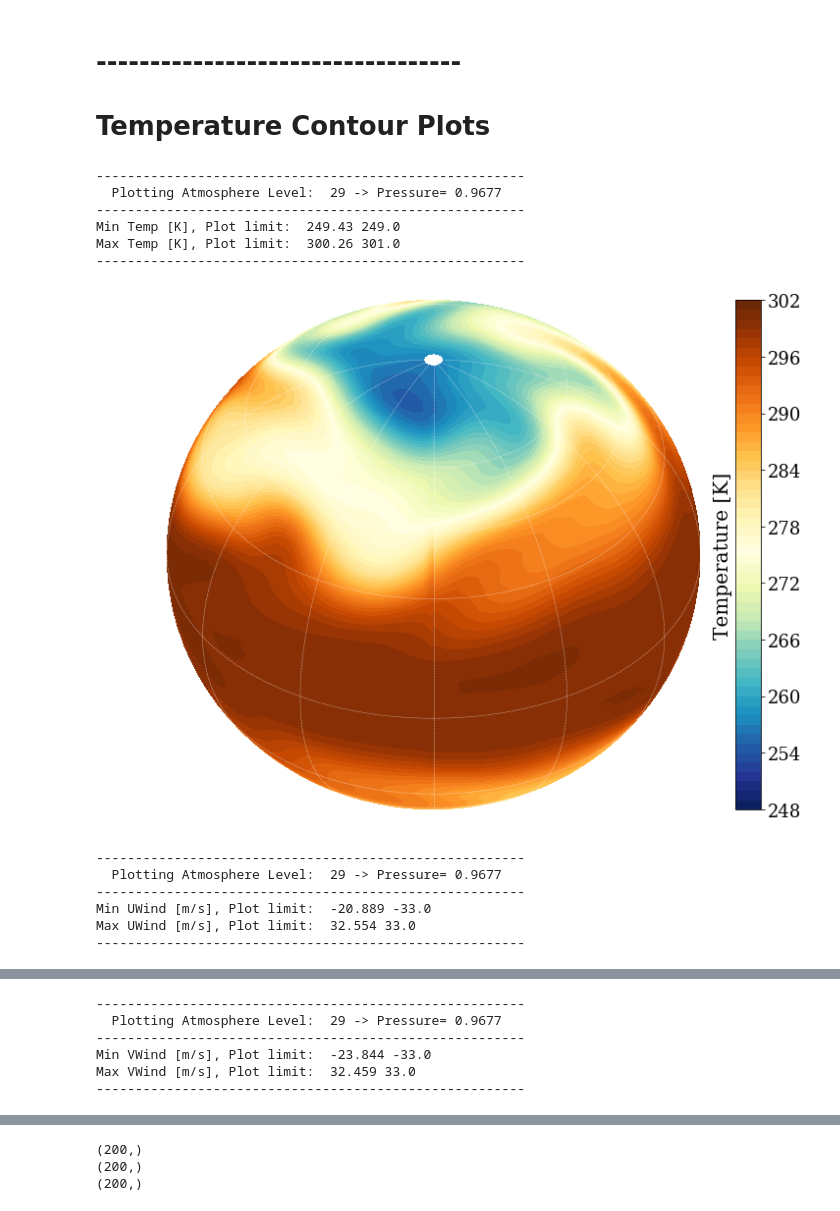
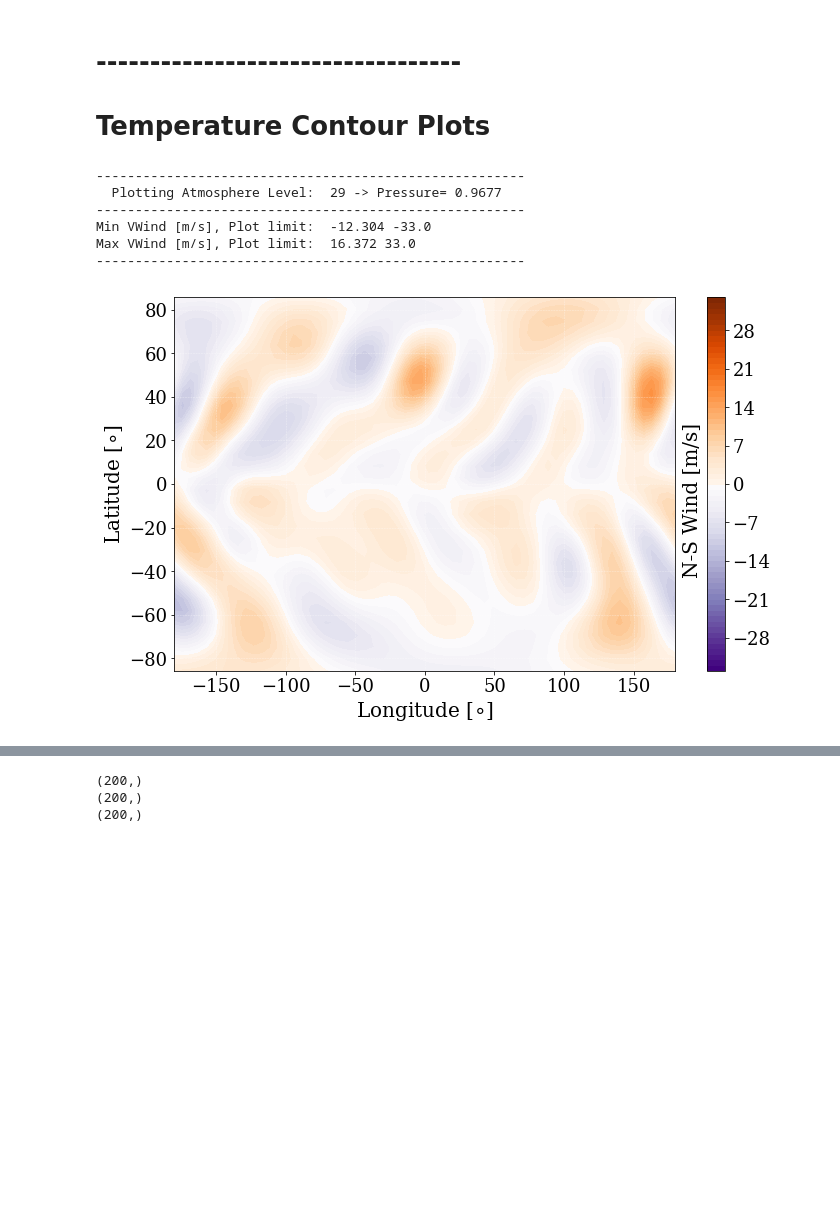
Before and after one commit to emily-rauscher/GCM_plots, a Jupyter notebook: PLOTS.ipynb, the cells around one changed output, grey strips where cells are left out. Saved outputs shown, nothing was run; the diff lists cells and outputs as text; code cells hidden in the pictures; blank space fills up the shorter version.

```diff
--- a/PLOTS.ipynb
+++ b/PLOTS.ipynb
@@ -29,56 +29,77 @@ N_params:  6
 from igcm_Plot import igcm_Plot
 
 lev=29
 
-plot=0              #0=temp, 1=U wind, 2=V wind, 3=streamplot
+plot=2              #0=temp, 1=U wind, 2=V wind, 3=streamplot
 
 vfrac=2.0           #for streamplot only
 
 units_a=1           #1=degrees, 0=radians, lat lon units. INPUT is already in degrees
 units_t=0           #0=Kelvin, 1=Celsius, 2=Farhenheit - FOR plot=0 only
 units_w=0           #0=m/s 1=km/s 2=mph, FOR plot=1 or =2 only
 
-ortho=True         #orthographic projection
+ortho=False         #orthographic projection
 latcenter=40.0       #center of plot in degrees, ONLY WORKS FOR ORTHO=True
-loncenter=0.0
+loncenter=180.0
 
-savefig=False
-savename=path+runname+'/TEMPS'+str(int(lev))+'_ortho.pdf'
+freeze=False         #adds a black line at water freezing temperature,useful for earth
+
+savefig=True
+if plot==0:
+    ptype='TEMPS'
+if plot==1:
+    ptype='UWIND'
+if plot==2:
+    ptype='VWIND'
+if plot==3:
+    ptype='STREAM'
+
+if ortho==True:
+    pstyle='_ortho'
+else:
+    pstyle=''
+
+savename=path+runname+'/'+ptype+str(int(lev))+pstyle+'.pdf'
+
 
 ver=True           #verbose output, PLOTS AND TEXT
 
-cbarL=0.0 #useful for multiple plots --- force lower limit of colorbars. SET 0 otherwise
-cbarM=0.0 #useful for multiple plots --- force upper limit of colorbars
+cbarL=-33.0 #useful for multiple plots --- force lower limit of colorbars. SET 0 otherwise
+cbarM=33.0 #useful for multiple plots --- force upper limit of colorbars
 ex=1           # if you want to extend the colorbar. Default is 1 for temperature
+
 cbar_even=True #for Winds, center colorbar so that 0 is middle.
 ncolors=0  #0,sets so that each color step =1 in whatever units. otherwise =multiple of that
 
 %matplotlib inline
-igcm_Plot(plot,lon_arr,lat_arr,p_BAR,data_26,lev,latcenter,loncenter,ex,units_a,units_t,units_w,
+igcm_Plot(plot,lon_arr,lat_arr,p_BAR,data_26,lev,latcenter,loncenter,ex,units_a,units_t,units_w,freeze,
           savefig,savename,ortho,ver,cbarL,cbarM,cbar_even,ncolors,vfrac,False)
+###########################
+#plot=1
+#ptype='UWIND'
+#savename=path+runname+'/'+ptype+str(int(lev))+pstyle+'.pdf'
 
-plot=1
-igcm_Plot(plot,lon_arr,lat_arr,p_BAR,data_26,lev,latcenter,loncenter,ex,units_a,units_t,units_w,
-          savefig,savename,ortho,ver,cbarL,cbarM,cbar_even,ncolors,vfrac,False)
+#igcm_Plot(plot,lon_arr,lat_arr,p_BAR,data_26,lev,latcenter,loncenter,ex,units_a,units_t,units_w,freeze,
+#          savefig,savename,ortho,ver,cbarL,cbarM,cbar_even,ncolors,vfrac,False)
+###########################
+#plot=2
+#ptype='VWIND'
+#savename=path+runname+'/'+ptype+str(int(lev))+pstyle+'.pdf'
 
-plot=2
-igcm_Plot(plot,lon_arr,lat_arr,p_BAR,data_26,lev,latcenter,loncenter,ex,units_a,units_t,units_w,
-          savefig,savename,ortho,ver,cbarL,cbarM,cbar_even,ncolors,vfrac,False)
+#igcm_Plot(plot,lon_arr,lat_arr,p_BAR,data_26,lev,latcenter,loncenter,ex,units_a,units_t,units_w,freeze,
+#          savefig,savename,ortho,ver,cbarL,cbarM,cbar_even,ncolors,vfrac,False)
+###########################
+#plot=3
+#ptype='STREAM'
+#savename=path+runname+'/'+ptype+str(int(lev))+pstyle+'.png'
 
-plot=3
-igcm_Plot(plot,lon_arr,lat_arr,p_BAR,data_26,lev,latcenter,loncenter,ex,units_a,units_t,units_w,
-          savefig,savename,ortho,ver,cbarL,cbarM,cbar_even,ncolors,vfrac,False)
+#igcm_Plot(plot,lon_arr,lat_arr,p_BAR,data_26,lev,latcenter,loncenter,ex,units_a,units_t,units_w,freeze,
+#          savefig,savename,ortho,ver,cbarL,cbarM,cbar_even,ncolors,vfrac,False)
 # %% [output]
 -------------------------------------------------------
   Plotting Atmosphere Level:  29 -> Pressure= 0.9677
 -------------------------------------------------------
-Min Temp [K], Plot limit:  249.43 249.0
-Max Temp [K], Plot limit:  300.26 301.0
+Min VWind [m/s], Plot limit:  -12.304 -33.0
+Max VWind [m/s], Plot limit:  16.372 33.0
 -------------------------------------------------------
-[figure, old version]
+[figure, new version]
--------------------------------------------------------
-  Plotting Atmosphere Level:  29 -> Pressure= 0.9677
--------------------------------------------------------
-Min UWind [m/s], Plot limit:  -20.889 -33.0
-Max UWind [m/s], Plot limit:  32.554 33.0
--------------------------------------------------------
@@ -86,6 +105,0 @@ Max UWind [m/s], Plot limit:  32.554 33.0
--------------------------------------------------------
-  Plotting Atmosphere Level:  29 -> Pressure= 0.9677
--------------------------------------------------------
-Min VWind [m/s], Plot limit:  -23.844 -33.0
-Max VWind [m/s], Plot limit:  32.459 33.0
--------------------------------------------------------
```
Also changed, not shown: parts of 3 cells of this notebook, 1 other file.
